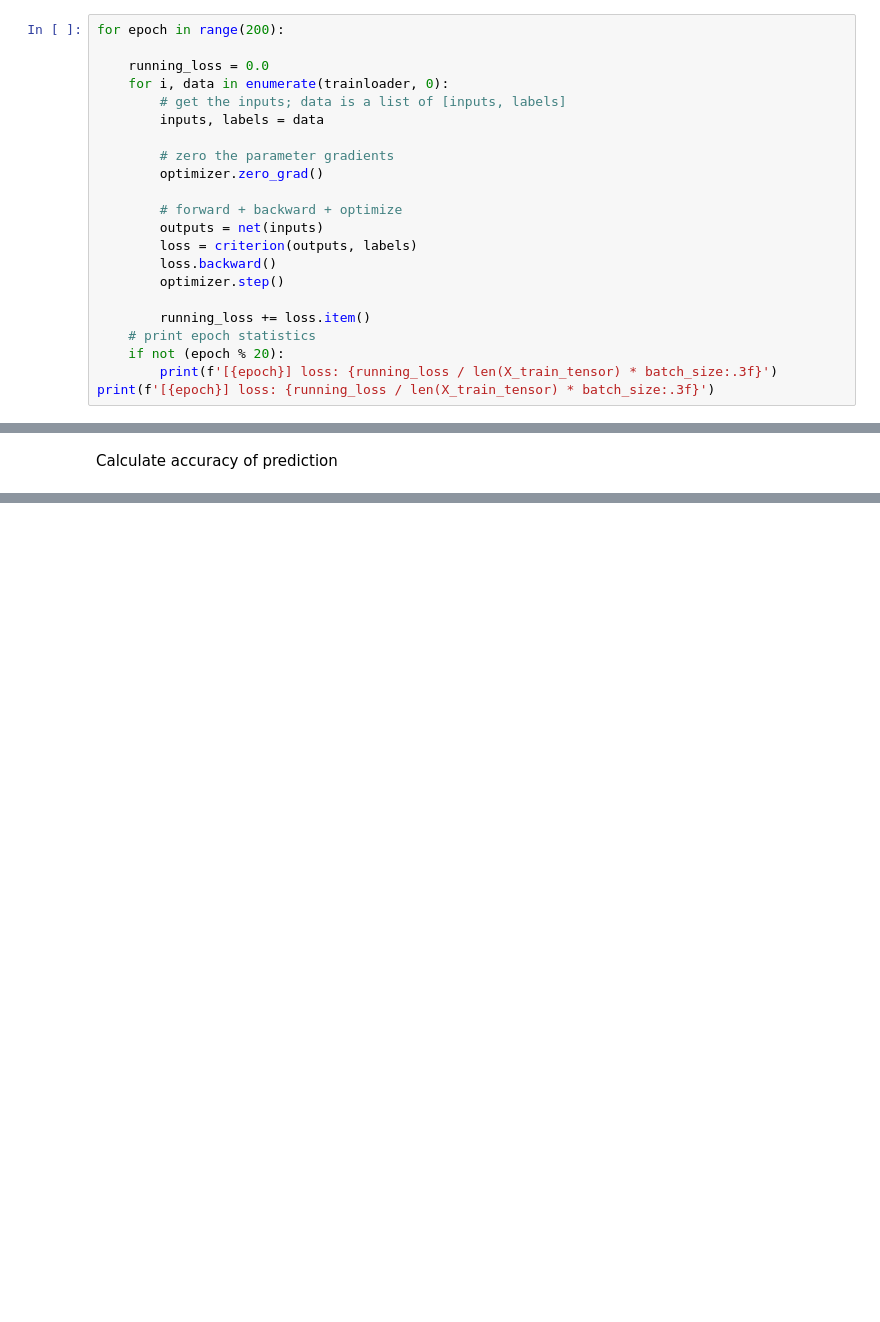
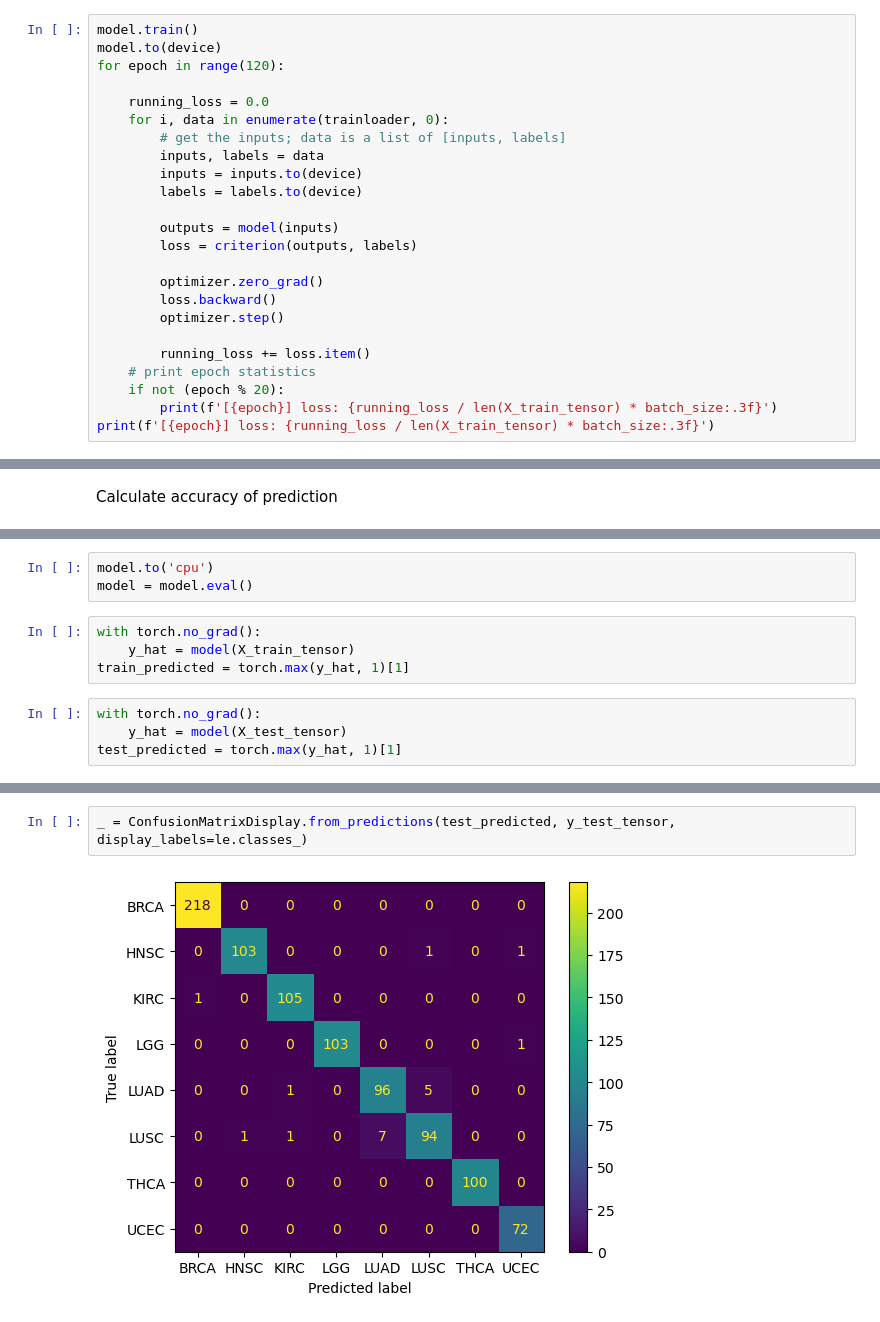
Before and after one commit to alok-ai-lab/pyDeepInsight, a Jupyter notebook: examples/pytorch_squeezenet.ipynb, the cells around one changed output, grey strips where cells are left out. Saved outputs shown, nothing was run; the diff lists cells and outputs as text; blank space fills up the shorter version.

```diff
--- a/examples/pytorch_squeezenet.ipynb
+++ b/examples/pytorch_squeezenet.ipynb
@@ -177,17 +179,19 @@ Train SqueezeNet for 200 epochs
 # %%
-for epoch in range(200):
+model.train()
+model.to(device)
+for epoch in range(120):
 
     running_loss = 0.0
     for i, data in enumerate(trainloader, 0):
         # get the inputs; data is a list of [inputs, labels]
         inputs, labels = data
+        inputs = inputs.to(device)
+        labels = labels.to(device)
 
-        # zero the parameter gradients
+        outputs = model(inputs)
+        loss = criterion(outputs, labels)
+
         optimizer.zero_grad()
-
-        # forward + backward + optimize
-        outputs = net(inputs)
-        loss = criterion(outputs, labels)
         loss.backward()
         optimizer.step()
 
@@ -233 +213,12 @@ with torch.no_grad():
+# %%
+model.to('cpu')
+model = model.eval()
+# %%
+with torch.no_grad():
+    y_hat = model(X_train_tensor)
+train_predicted = torch.max(y_hat, 1)[1]
+# %%
+with torch.no_grad():
+    y_hat = model(X_test_tensor)
+test_predicted = torch.max(y_hat, 1)[1]
 # %%
@@ -238,0 +230,4 @@ The test accuracy was 0.971
+# %%
+_ = ConfusionMatrixDisplay.from_predictions(test_predicted, y_test_tensor, display_labels=le.classes_)
+# %% [output]
+[figure, added]
```
Also changed, not shown: parts of 20 cells of this notebook.
